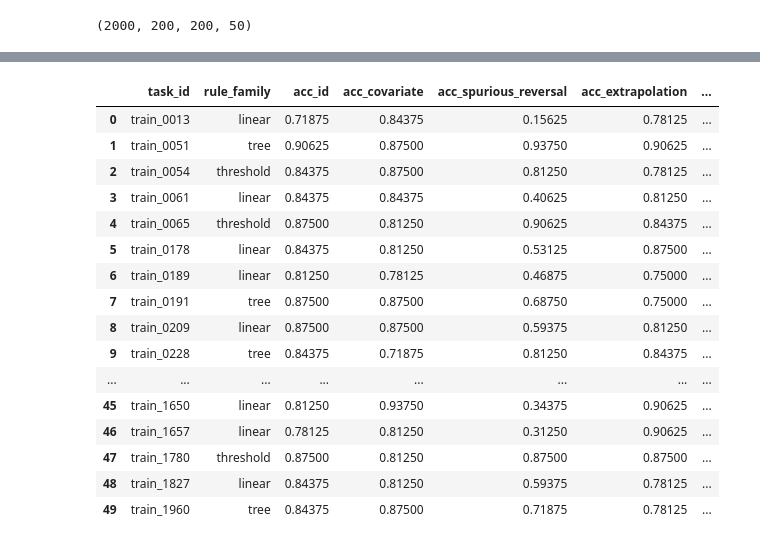
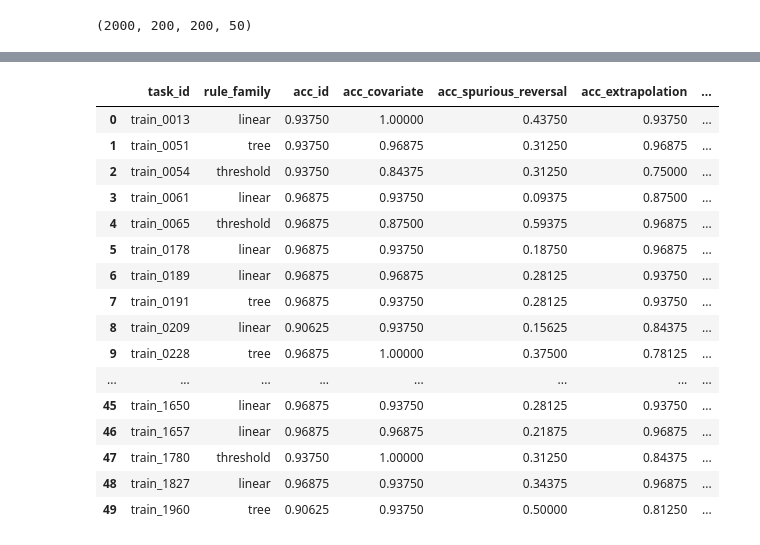
Before and after one commit to Chenuka-Garusinghe/LLM-ICL-OOD-Honours, a Jupyter notebook: sata-project/notebooks/04_task_generator.ipynb, the cells around one changed output, grey strips where cells are left out. Drawn from its saved outputs; the diff is of its cells as text; code cells hidden in the pictures.

Commit message:
adding nb5 partially after finished training loop

```diff
--- a/sata-project/notebooks/04_task_generator.ipynb
+++ b/sata-project/notebooks/04_task_generator.ipynb
@@ -78,20 +113,42 @@ from concurrent.futures import ThreadPoolExecutor, as_completed
 import numpy as np
 import pandas as pd
 from tqdm import tqdm
+from sklearn.linear_model import LogisticRegression
 from xgboost import XGBClassifier
 
 
 def validate_task(task, seed=0):
+    """Two different classifiers answer two different questions (the IRM
+    "grayscale oracle" pattern, Arjovsky et al. 2019 Table 1: ERM on all
+    features vs. an oracle given only the causal ones) -- see this cell's
+    markdown for why one classifier answering both broke the gate.
+
+    ERM = LogisticRegression on all 10 features: did the classifier actually
+    exploit the spurious shortcut (criteria 1-2)? Oracle = XGBoost on the
+    causal features only: is the causal mechanism genuinely different under
+    `mechanism`, i.e. is there a real concept shift to detect (criterion 3)?
+    """
     demo_X, demo_y, _ = task.generate_environment('id', n_samples=64, seed=seed)
-    # n_jobs=1: this runs inside a ThreadPoolExecutor below, so each individual
-    # fit must stay single-threaded to avoid oversubscribing the allocated cores.
-    clf = XGBClassifier(max_depth=4, n_estimators=100, verbosity=0, n_jobs=1)
-    clf.fit(demo_X, demo_y)
-    accs = {}
+    causal = list(task.causal_features)
+
+    if len(np.unique(demo_y)) < 2:
+        # Degenerate demo draw (all one class) -- both estimators would raise.
+        const = int(demo_y[0])
+        erm_predict = lambda X: np.full(len(X), const)
+        oracle_predict = lambda X: np.full(len(X), const)
+    else:
+        erm = LogisticRegression(max_iter=1000).fit(demo_X, demo_y)
+        oracle = XGBClassifier(max_depth=4, n_estimators=100, verbosity=0, n_jobs=1).fit(demo_X[:, causal], demo_y)
+        erm_predict = erm.predict
+        oracle_predict = lambda X: oracle.predict(X[:, causal])
+
+    accs, oracle_accs = {}, {}
     for env in ENVIRONMENTS:
         qX, qy, _ = task.generate_environment(env, n_samples=32, seed=seed + 1)
-        accs[env] = (clf.predict(qX) == qy).mean()
-    return accs
+        accs[env] = (erm_predict(qX) == qy).mean()
+        if env in ('id', 'mechanism'):
+            oracle_accs[env] = (oracle_predict(qX) == qy).mean()
+    return accs, oracle_accs
 
 
 sample_rng = random.Random(config.seed_accuracy[0])
@@ -102,24 +159,27 @@ try:
 except AttributeError:
     n_jobs = os.cpu_count() or 4
 
-# Each task's fit+eval is independent -- XGBoost's C++ fit releases the GIL,
-# so a thread pool gives real parallelism across the job's allocated cores
-# instead of fitting all 50 tasks one at a time.
+# Each task's fit+eval is independent -- LogisticRegression's lbfgs solver and
+# XGBoost's C++ fit are both BLAS/native-code-backed and release the GIL, so a
+# thread pool gives real parallelism across the job's allocated cores instead
+# of fitting all 50 tasks (2 classifiers each) one at a time.
 validation_rows = []
 with ThreadPoolExecutor(max_workers=n_jobs) as pool:
     futures = {pool.submit(validate_task, task, config.seed_accuracy[0]): task for task in sampled_tasks}
-    for future in tqdm(as_completed(futures), total=len(futures), desc="XGBoost validation gate"):
+    for future in tqdm(as_completed(futures), total=len(futures), desc="Validation gate (ERM LR + causal-only XGB oracle)"):
         task = futures[future]
-        accs = future.result()
+        accs, oracle_accs = future.result()
         passes_gate = (
             accs['id'] > 0.80
             and accs['spurious_reversal'] < 0.60
-            and (accs['id'] - accs['mechanism']) >= 0.15
+            and (oracle_accs['id'] - oracle_accs['mechanism']) >= 0.15
         )
         validation_rows.append({
             'task_id': task.task_id,
             'rule_family': task.rule_family,
             **{f'acc_{env}': accs[env] for env in ENVIRONMENTS},
+            'oracle_acc_id': oracle_accs['id'],
+            'oracle_acc_mechanism': oracle_accs['mechanism'],
             'passes_gate': passes_gate,
         })
 
@@ -130,7 +190,7 @@ gate_passed = pass_rate >= 0.80
 print(f"Gate pass rate: {pass_rate:.1%} ({int(validation_df['passes_gate'].sum())}/{len(validation_df)})")
 print("GATE PASSED — freezing generator." if gate_passed
       else "GATE FAILED — adjust generator parameters (spurious_strength_range, "
-           "coefficient scale, label_noise) and re-run this notebook.")
+           "coefficient_scale, label_noise, tree leaf exclusions) and re-run this notebook.")
 
 validation_df
 # %% [output]
@@ -139,20 +199,20 @@ GATE FAILED — adjust generator parameters (spurious_strength_range, coefficien
 |  | task_id | rule_family | acc_id | acc_covariate | acc_spurious_reversal | acc_extrapolation | ... |
-| 0 | train_0013 | linear | 0.71875 | 0.84375 | 0.15625 | 0.78125 | ... |
-| 1 | train_0051 | tree | 0.90625 | 0.87500 | 0.93750 | 0.90625 | ... |
-| 2 | train_0054 | threshold | 0.84375 | 0.87500 | 0.81250 | 0.78125 | ... |
-| 3 | train_0061 | linear | 0.84375 | 0.84375 | 0.40625 | 0.81250 | ... |
-| 4 | train_0065 | threshold | 0.87500 | 0.81250 | 0.90625 | 0.84375 | ... |
-| 5 | train_0178 | linear | 0.84375 | 0.81250 | 0.53125 | 0.87500 | ... |
-| 6 | train_0189 | linear | 0.81250 | 0.78125 | 0.46875 | 0.75000 | ... |
-| 7 | train_0191 | tree | 0.87500 | 0.87500 | 0.68750 | 0.75000 | ... |
-| 8 | train_0209 | linear | 0.87500 | 0.87500 | 0.59375 | 0.81250 | ... |
-| 9 | train_0228 | tree | 0.84375 | 0.71875 | 0.81250 | 0.84375 | ... |
+| 0 | train_0013 | linear | 0.93750 | 1.00000 | 0.43750 | 0.93750 | ... |
+| 1 | train_0051 | tree | 0.93750 | 0.96875 | 0.31250 | 0.96875 | ... |
+| 2 | train_0054 | threshold | 0.93750 | 0.84375 | 0.31250 | 0.75000 | ... |
+| 3 | train_0061 | linear | 0.96875 | 0.93750 | 0.09375 | 0.87500 | ... |
+| 4 | train_0065 | threshold | 0.96875 | 0.87500 | 0.59375 | 0.96875 | ... |
+| 5 | train_0178 | linear | 0.96875 | 0.93750 | 0.18750 | 0.96875 | ... |
+| 6 | train_0189 | linear | 0.96875 | 0.96875 | 0.28125 | 0.93750 | ... |
+| 7 | train_0191 | tree | 0.96875 | 0.93750 | 0.28125 | 0.93750 | ... |
+| 8 | train_0209 | linear | 0.90625 | 0.93750 | 0.15625 | 0.84375 | ... |
+| 9 | train_0228 | tree | 0.96875 | 1.00000 | 0.37500 | 0.78125 | ... |
 | ... | ... | ... | ... | ... | ... | ... | ... |
-| 45 | train_1650 | linear | 0.81250 | 0.93750 | 0.34375 | 0.90625 | ... |
-| 46 | train_1657 | linear | 0.78125 | 0.81250 | 0.31250 | 0.90625 | ... |
-| 47 | train_1780 | threshold | 0.87500 | 0.81250 | 0.87500 | 0.87500 | ... |
-| 48 | train_1827 | linear | 0.84375 | 0.81250 | 0.59375 | 0.78125 | ... |
-| 49 | train_1960 | tree | 0.84375 | 0.87500 | 0.71875 | 0.78125 | ... |
+| 45 | train_1650 | linear | 0.96875 | 0.93750 | 0.28125 | 0.93750 | ... |
+| 46 | train_1657 | linear | 0.96875 | 0.96875 | 0.21875 | 0.96875 | ... |
+| 47 | train_1780 | threshold | 0.93750 | 1.00000 | 0.31250 | 0.84375 | ... |
+| 48 | train_1827 | linear | 0.96875 | 0.93750 | 0.34375 | 0.96875 | ... |
+| 49 | train_1960 | tree | 0.90625 | 0.93750 | 0.50000 | 0.81250 | ... |
 # %%
 import json
 from concurrent.futures import ThreadPoolExecutor, as_completed
```
Also changed, not shown: parts of 5 cells of this notebook, 7 other files.
